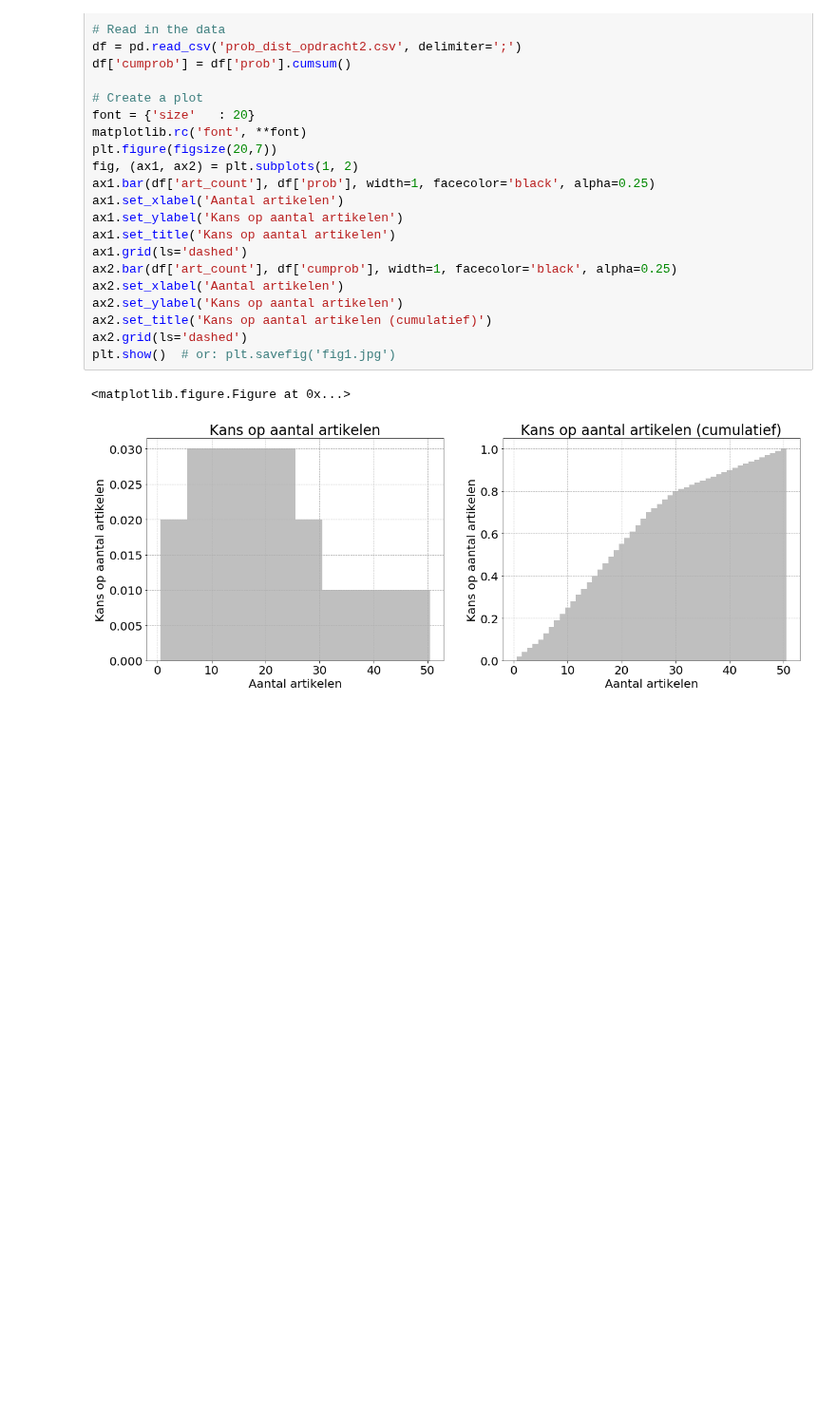
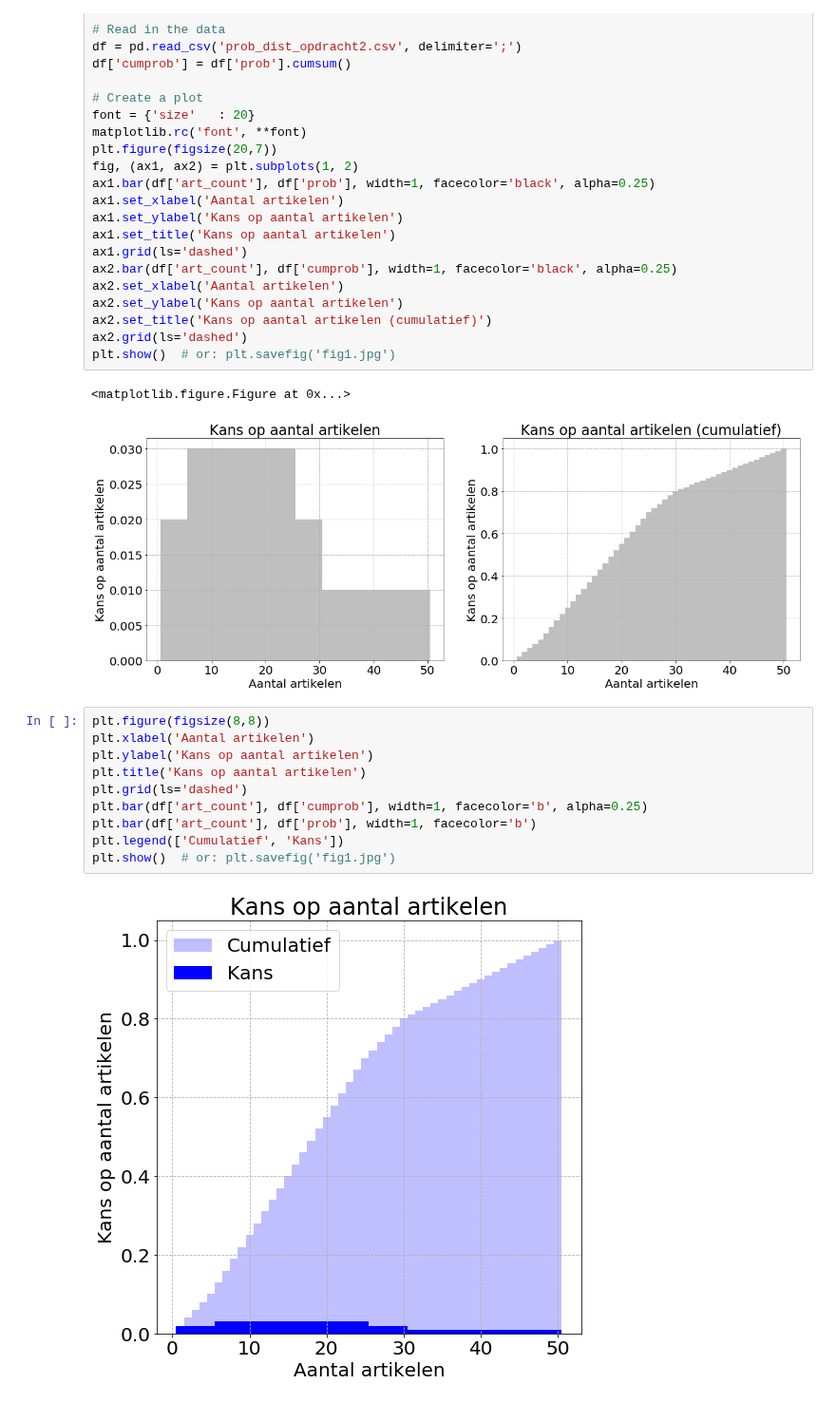
Before and after one commit to darkeclipz/jupyter-notebooks, a Jupyter notebook: Applied Math/Y1S4/Simulatiemodellen/Opdracht 2 grafiekjes.ipynb, the cells around one changed output. Shown at 95% size. Saved outputs shown, nothing was run; the diff lists cells and outputs as text; blank space fills up the shorter version.

```diff
--- a/Applied Math/Y1S4/Simulatiemodellen/Opdracht 2 grafiekjes.ipynb
+++ b/Applied Math/Y1S4/Simulatiemodellen/Opdracht 2 grafiekjes.ipynb
@@ -30,3 +30,15 @@ plt.show()  # or: plt.savefig('fig1.jpg')
 # %% [output]
 <matplotlib.figure.Figure at 0x...>
 [figure]
+# %%
+plt.figure(figsize(8,8))
+plt.xlabel('Aantal artikelen')
+plt.ylabel('Kans op aantal artikelen')
+plt.title('Kans op aantal artikelen')
+plt.grid(ls='dashed')
+plt.bar(df['art_count'], df['cumprob'], width=1, facecolor='b', alpha=0.25)
+plt.bar(df['art_count'], df['prob'], width=1, facecolor='b')
+plt.legend(['Cumulatief', 'Kans'])
+plt.show()  # or: plt.savefig('fig1.jpg')
+# %% [output]
+[figure, added]
```
Also changed, not shown: 8 other files.
